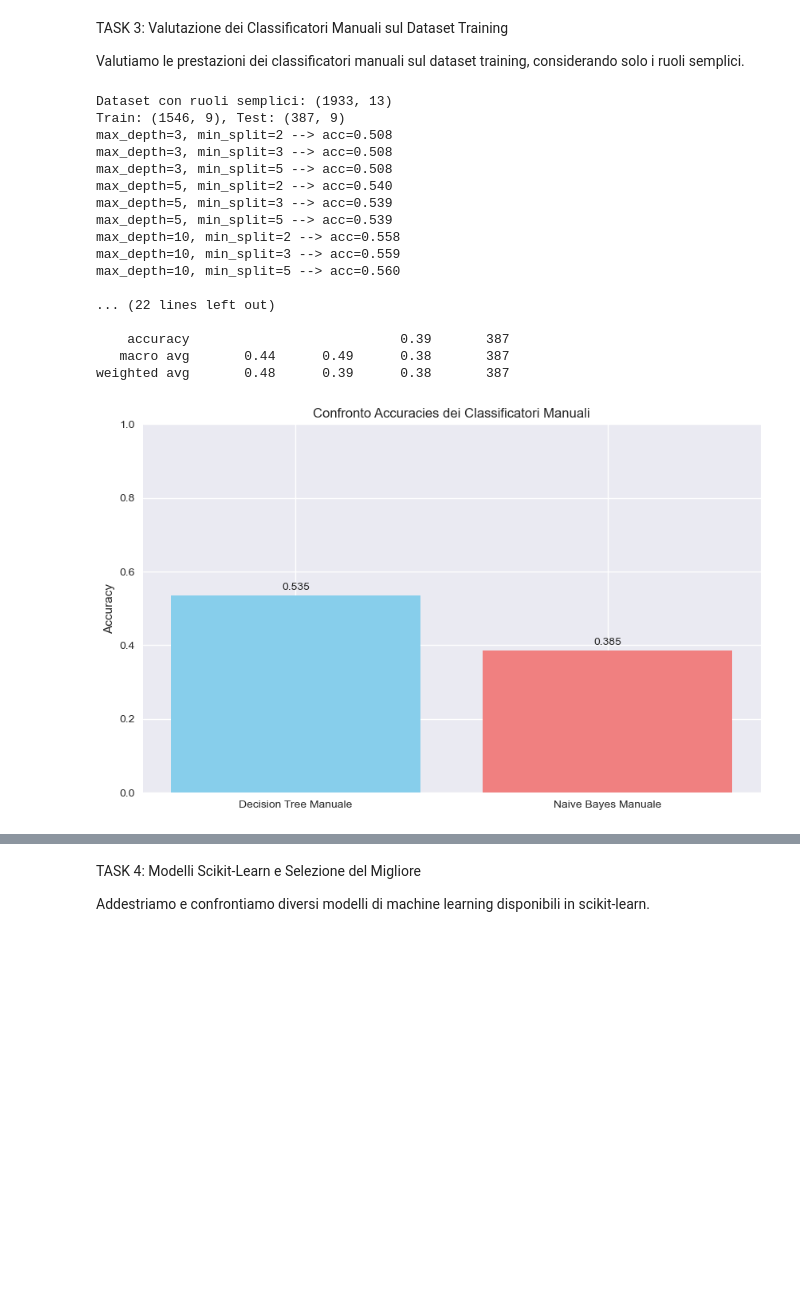
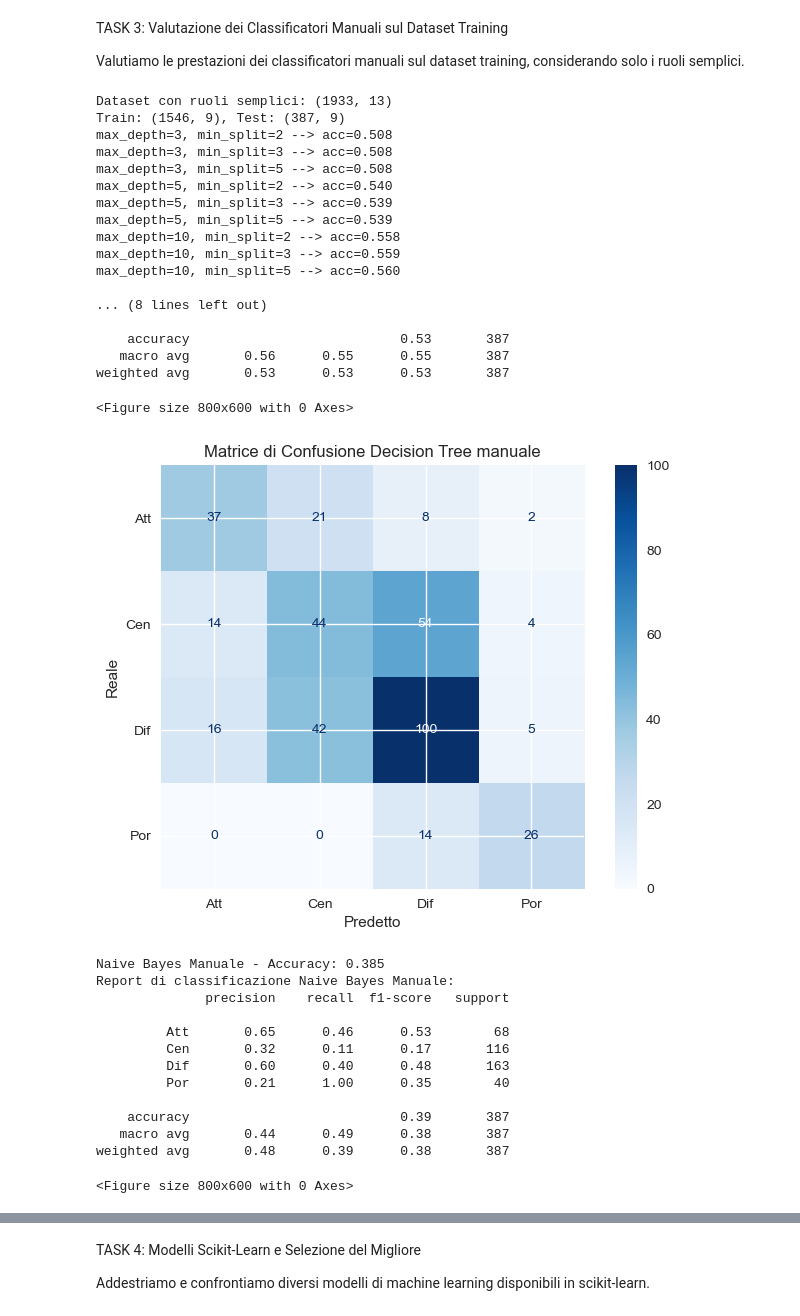
Before and after one commit to Samuele223/machine-Learning, a Jupyter notebook: proj1.ipynb, the cells around one changed output, grey strips where cells are left out. Drawn from its saved outputs; the diff is of its cells as text; code cells hidden in the pictures; blank space fills up the shorter version.

```diff
--- a/proj1.ipynb
+++ b/proj1.ipynb
@@ -208,8 +208,8 @@ dt_scores = []
 dt_predictions = []
 dt_true = []
 
-for train_idx, test_idx in loo.split(X_manuale_scaled):
-    X_train_loo, X_test_loo = X_manuale_scaled[train_idx], X_manuale_scaled[test_idx]
+for train_idx, test_idx in loo.split(X_manuale):
+    X_train_loo, X_test_loo = X_manuale[train_idx], X_manuale[test_idx]
     y_train_loo, y_test_loo = y_manuale[train_idx], y_manuale[test_idx]
 
     dt = ManualDecisionTree(max_depth=5, min_samples_split=2)
@@ -462,11 +462,12 @@ TASK 3: Valutazione dei Classificatori Manuali sul Dataset Training
 Valutiamo le prestazioni dei classificatori manuali sul dataset training, considerando solo i ruoli semplici.
 # %%
 # Filtriamo solo i ruoli semplici
+from sklearn.metrics import ConfusionMatrixDisplay
 from sklearn.model_selection import StratifiedKFold
 
 
-main_roles = ['Att', 'Cen', 'Dif', 'Por']
-training_simple = training_clean[training_clean['Ruolo?'].isin(main_roles)].copy()
+#main_roles = ['Att', 'Cen', 'Dif', 'Por']
+#training_simple = training_clean[training_clean['Ruolo?'].isin(main_roles)].copy()
 
 print(f"Dataset con ruoli semplici: {training_simple.shape}")
 
@@ -482,9 +483,14 @@ scaler = StandardScaler()
 X_scaled = scaler.fit_transform(X)
 
 # Train/test split
-X_train, X_test, y_train, y_test = train_test_split(
+X_trainS, X_testS, y_trainS, y_testS = train_test_split(
     X_scaled, y, test_size=0.2, random_state=42, stratify=y
 )
+
+X_train, X_test, y_train, y_test = train_test_split(
+    X, y, test_size=0.2, random_state=42, stratify=y
+)
+
 
 print(f"Train: {X_train.shape}, Test: {X_test.shape}")
 
@@ -500,7 +506,7 @@ results = []
 
 # 5-fold CV
 cv = StratifiedKFold(n_splits=5, shuffle=True, random_state=42)
-
+'''
 # Ciclo su tutte le combinazioni
 for max_depth in depths:
     for min_split in min_splits:
@@ -510,7 +516,7 @@ for max_depth in depths:
             X_train_cv, X_val_cv = X_scaled[train_idx], X_scaled[val_idx]
             y_train_cv, y_val_cv = y[train_idx], y[val_idx]
 
-            # Inizializza il tuo albero manuale
+            # Inizializzo l' albero manuale
             model = ManualDecisionTree(max_depth=max_depth, min_samples_split=min_split)
             model.fit(X_train_cv, y_train_cv)
             y_pred = model.predict(X_val_cv)
@@ -524,7 +530,7 @@ for max_depth in depths:
             'min_samples_split': min_split,
             'mean_accuracy': mean_acc
         })
-        print(f"max_depth={max_depth}, min_split={min_split} --> acc={mean_acc:.3f}")
+        print(f"max_depth={max_depth}, min_split={min_split} --> acc={mean_acc:.3f}")'''
 
 
 
@@ -539,46 +545,80 @@ print(f"\nDecision Tree Manuale - Accuracy: {dt_acc:.3f}")
 print("Report di classificazione Decision Tree Manuale:")
 print(classification_report(y_test, dt_pred))
 
+#confusion matrix decision tree
+cm = confusion_matrix(y_test, dt_pred)
+disp = ConfusionMatrixDisplay(confusion_matrix=cm, display_labels=np.unique(y_test))
+plt.figure(figsize=(8, 6))
+disp.plot(cmap='Blues', values_format='d')
+plt.title("Matrice di Confusione Decision Tree manuale")
+plt.xlabel("Predetto")
+plt.ylabel("Reale")
+plt.show()
+
 # Test Naive Bayes manuale
 nb = ManualNaiveBayes()
-nb.fit(X_train, y_train)
-nb_pred = nb.predict(X_test)
-nb_acc = accuracy_score(y_test, nb_pred)
+nb.fit(X_trainS, y_trainS)
+nb_pred = nb.predict(X_testS)
+nb_acc = accuracy_score(y_testS, nb_pred)
 
 print(f"\nNaive Bayes Manuale - Accuracy: {nb_acc:.3f}")
 print("Report di classificazione Naive Bayes Manuale:")
-print(classification_report(y_test, nb_pred))
+print(classification_report(y_testS, nb_pred))
+
+#confusion matrix decision Bayes
+cm_bayes = confusion_matrix(y_testS, nb_pred)
+disp = ConfusionMatrixDisplay(confusion_matrix=cm_bayes, display_labels=np.unique(y_test))
+plt.figure(figsize=(8, 6))
+disp.plot(cmap='Blues', values_format='d')
+plt.title("Matrice di Confusione Naive Bayes manuale")
+plt.xlabel("Predetto")
+plt.ylabel("Reale")
+plt.show()
 
 # Confronto visivo delle performance
 plt.figure(figsize=(10, 6))
 labels = ['Decision Tree Manuale', 'Naive Bayes Manuale']
 accuracies = [dt_acc, nb_acc]
 bars = plt.bar(labels, accuracies, color=['skyblue', 'lightcoral'])
 plt.title('Confronto Accuracies dei Classificatori Manuali')
 plt.ylim(0, 1)
 plt.ylabel('Accuracy')
 
 # Aggiungiamo le etichette di accuracy sopra le barre
 for bar, acc in zip(bars, accuracies):
     plt.text(bar.get_x() + bar.get_width()/2., bar.get_height() + 0.01,
              f'{acc:.3f}', ha='center', va='bottom')
 plt.show()
 # %% [output]
 Dataset con ruoli semplici: (1933, 13)
 Train: (1546, 9), Test: (387, 9)
 max_depth=3, min_split=2 --> acc=0.508
 max_depth=3, min_split=3 --> acc=0.508
 max_depth=3, min_split=5 --> acc=0.508
 max_depth=5, min_split=2 --> acc=0.540
 max_depth=5, min_split=3 --> acc=0.539
 max_depth=5, min_split=5 --> acc=0.539
 max_depth=10, min_split=2 --> acc=0.558
 max_depth=10, min_split=3 --> acc=0.559
 max_depth=10, min_split=5 --> acc=0.560
 
-... (22 lines left out)
+... (8 lines left out)
 
-    accuracy                           0.39       387
-   macro avg       0.44      0.49      0.38       387
-weighted avg       0.48      0.39      0.38       387
+    accuracy                           0.53       387
+   macro avg       0.56      0.55      0.55       387
+weighted avg       0.53      0.53      0.53       387
+<Figure size 800x600 with 0 Axes>
-[figure, old version]
+[figure, new version]
+Naive Bayes Manuale - Accuracy: 0.385
+Report di classificazione Naive Bayes Manuale:
+              precision    recall  f1-score   support
+
+         Att       0.65      0.46      0.53        68
+         Cen       0.32      0.11      0.17       116
+         Dif       0.60      0.40      0.48       163
+         Por       0.21      1.00      0.35        40
+
+    accuracy                           0.39       387
+   macro avg       0.44      0.49      0.38       387
+weighted avg       0.48      0.39      0.38       387
+<Figure size 800x600 with 0 Axes>
```
Also changed, not shown: parts of 9 cells of this notebook.
